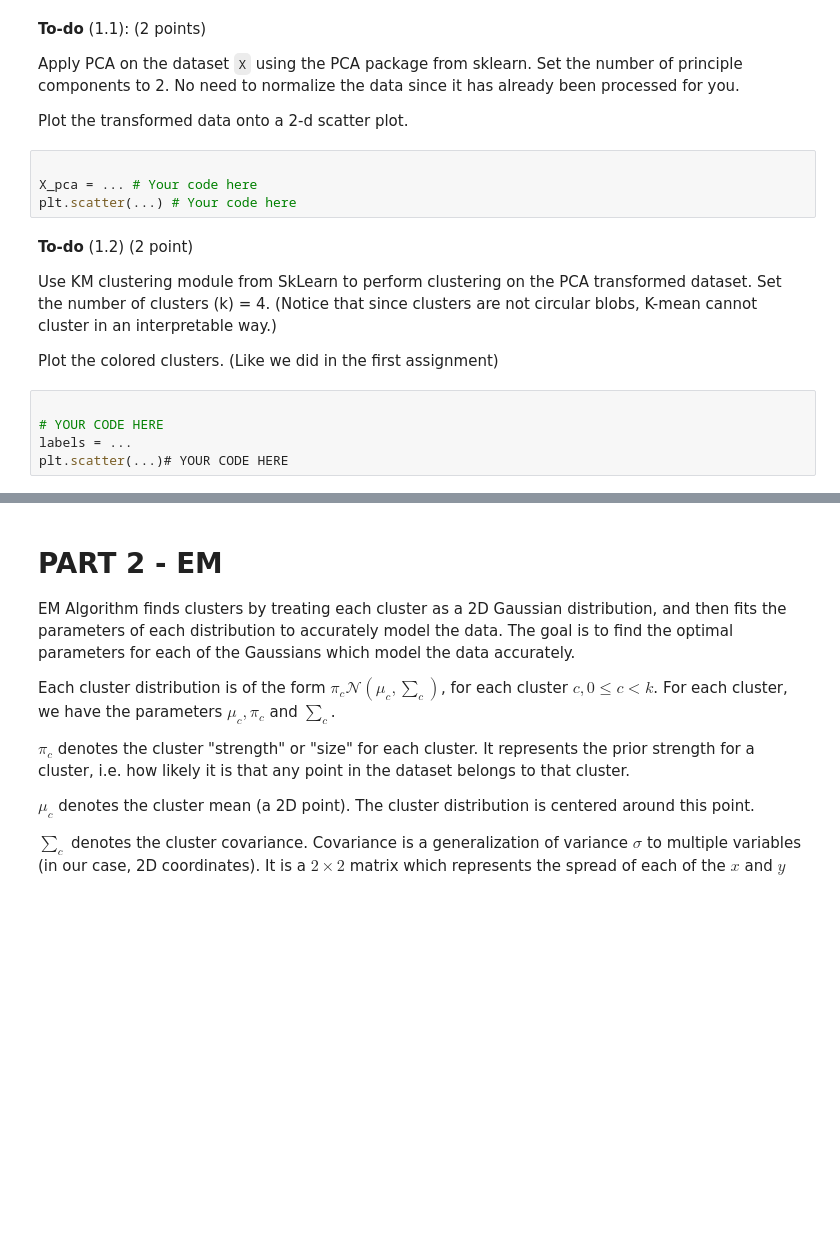
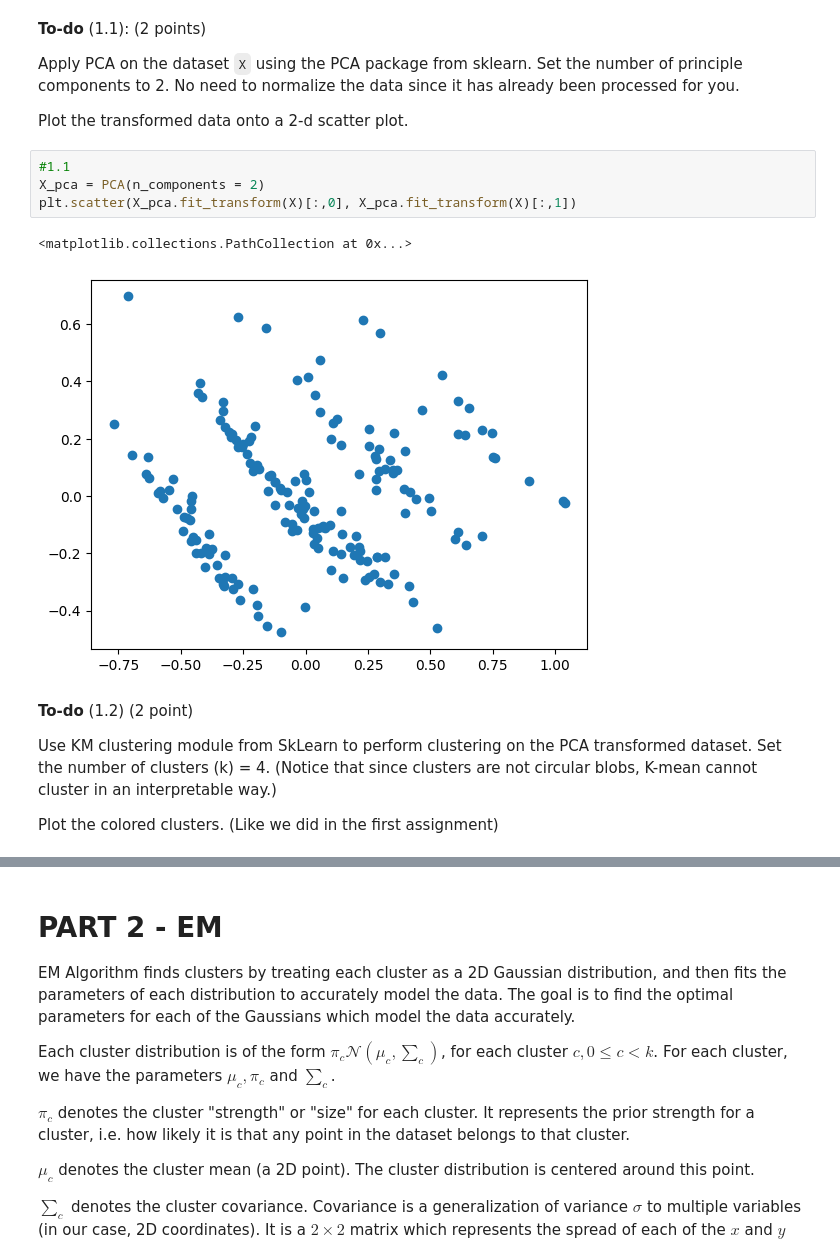
Before and after one commit to siakhorsand/Kmeans, a Jupyter notebook: A2/A2.ipynb, the cells around one changed output, grey strips where cells are left out. Saved outputs shown, nothing was run; the diff lists cells and outputs as text; blank space fills up the shorter version.

```diff
--- a/A2/A2.ipynb
+++ b/A2/A2.ipynb
@@ -49,18 +58,16 @@ print('Shape of X: ', X.shape)
 Apply PCA on the dataset `X` using the PCA package from sklearn. Set the number of principle components to 2. No need to normalize the data since it has already been processed for you.
 
 Plot the transformed data onto a 2-d scatter plot.
-# %%
-
-X_pca = ... # Your code here
-plt.scatter(...) # Your code here
+# %%
+#1.1
+X_pca = PCA(n_components = 2)
+plt.scatter(X_pca.fit_transform(X)[:,0], X_pca.fit_transform(X)[:,1])
+# %% [output]
+<matplotlib.collections.PathCollection at 0x...>
+[figure, added]
 # %% [markdown]
 **To-do** (1.2) (2 point)
 
 Use KM clustering module from SkLearn to perform clustering on the PCA transformed dataset. Set the number of clusters (k) = 4. (Notice that since clusters are not circular blobs, K-mean cannot cluster in an interpretable way.)
 
 Plot the colored clusters. (Like we did in the first assignment)
-# %%
-
-# YOUR CODE HERE
-labels = ...
-plt.scatter(...)# YOUR CODE HERE
```
Also changed, not shown: parts of 4 cells of this notebook.
